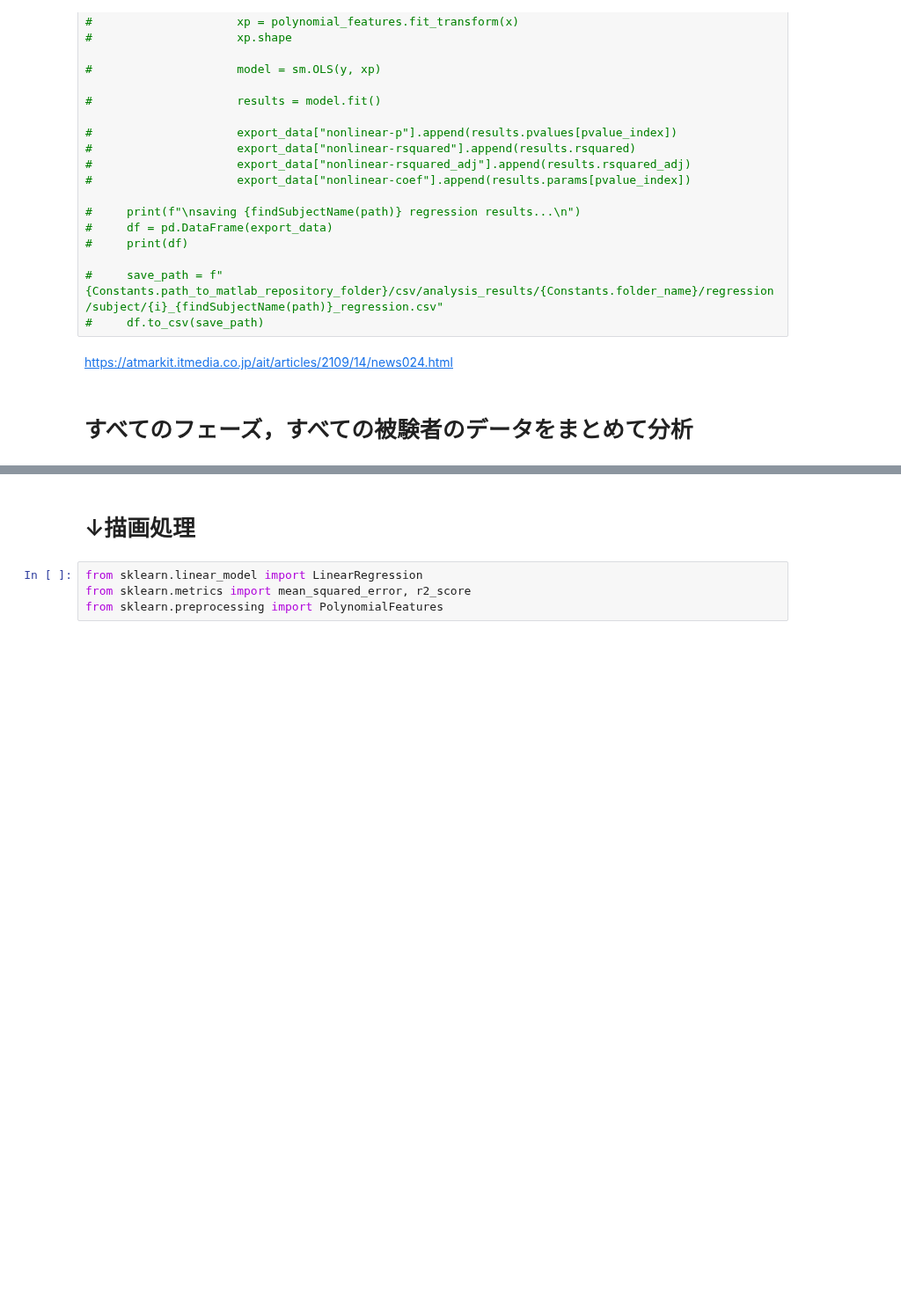
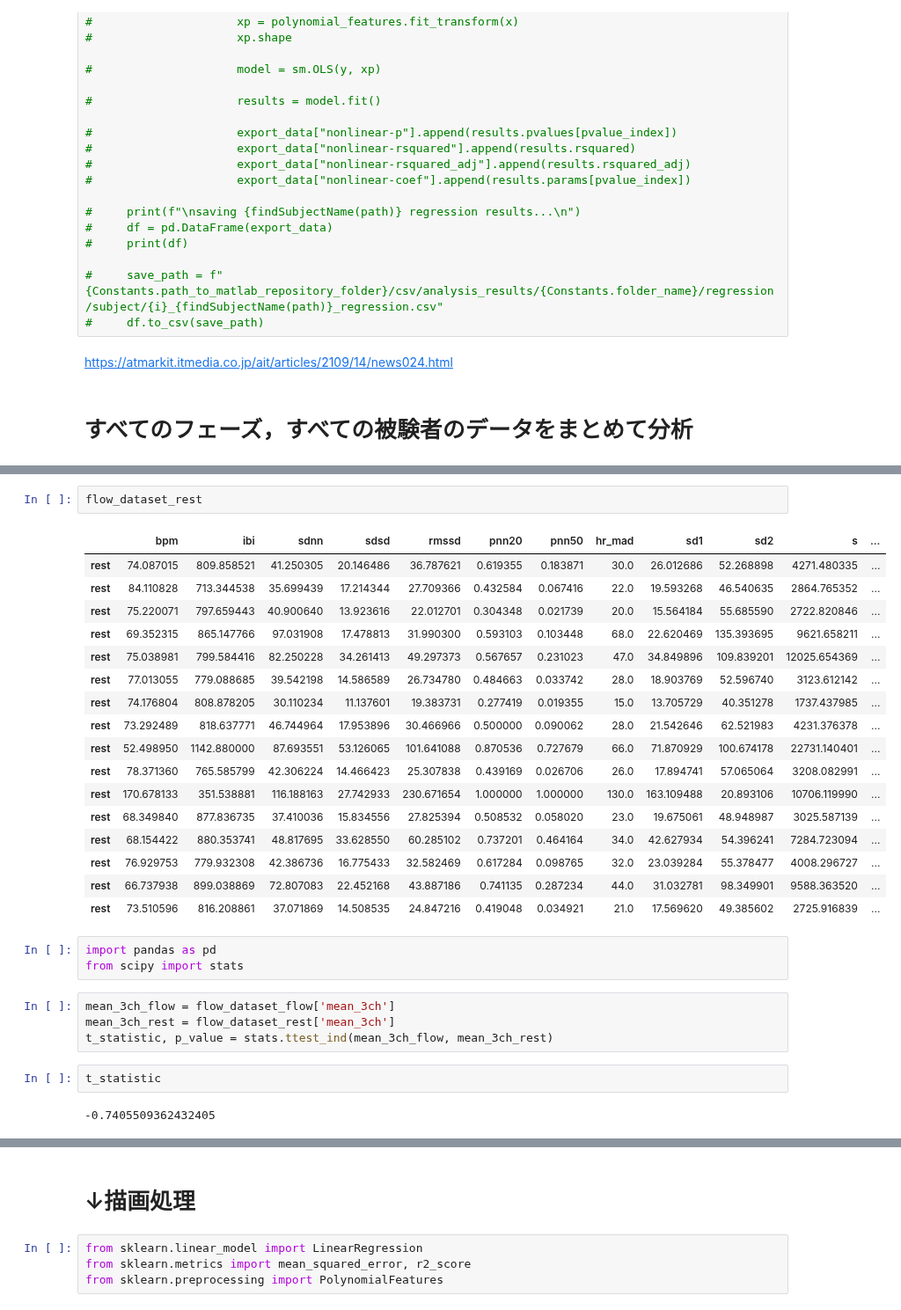
Before and after one commit to miyakooti/ECGAnalysis, a Jupyter notebook: regression_of_flow_score.ipynb, the cells around one changed output, grey strips where cells are left out. Shown at 88% size. Saved outputs shown, nothing was run; the diff lists cells and outputs as text; blank space fills up the shorter version.

```diff
--- a/regression_of_flow_score.ipynb
+++ b/regression_of_flow_score.ipynb
@@ -219 +339,32 @@ https://atmarkit.itmedia.co.jp/ait/articles/2109/14/news024.html
+# %%
+flow_dataset_rest
+# %% [output]
+|  | bpm | ibi | sdnn | sdsd | rmssd | pnn20 | pnn50 | hr_mad | sd1 | sd2 | s | ... |
+| rest | 74.087015 | 809.858521 | 41.250305 | 20.146486 | 36.787621 | 0.619355 | 0.183871 | 30.0 | 26.012686 | 52.268898 | 4271.480335 | ... |
+| rest | 84.110828 | 713.344538 | 35.699439 | 17.214344 | 27.709366 | 0.432584 | 0.067416 | 22.0 | 19.593268 | 46.540635 | 2864.765352 | ... |
+| rest | 75.220071 | 797.659443 | 40.900640 | 13.923616 | 22.012701 | 0.304348 | 0.021739 | 20.0 | 15.564184 | 55.685590 | 2722.820846 | ... |
+| rest | 69.352315 | 865.147766 | 97.031908 | 17.478813 | 31.990300 | 0.593103 | 0.103448 | 68.0 | 22.620469 | 135.393695 | 9621.658211 | ... |
+| rest | 75.038981 | 799.584416 | 82.250228 | 34.261413 | 49.297373 | 0.567657 | 0.231023 | 47.0 | 34.849896 | 109.839201 | 12025.654369 | ... |
+| rest | 77.013055 | 779.088685 | 39.542198 | 14.586589 | 26.734780 | 0.484663 | 0.033742 | 28.0 | 18.903769 | 52.596740 | 3123.612142 | ... |
+| rest | 74.176804 | 808.878205 | 30.110234 | 11.137601 | 19.383731 | 0.277419 | 0.019355 | 15.0 | 13.705729 | 40.351278 | 1737.437985 | ... |
+| rest | 73.292489 | 818.637771 | 46.744964 | 17.953896 | 30.466966 | 0.500000 | 0.090062 | 28.0 | 21.542646 | 62.521983 | 4231.376378 | ... |
+| rest | 52.498950 | 1142.880000 | 87.693551 | 53.126065 | 101.641088 | 0.870536 | 0.727679 | 66.0 | 71.870929 | 100.674178 | 22731.140401 | ... |
+| rest | 78.371360 | 765.585799 | 42.306224 | 14.466423 | 25.307838 | 0.439169 | 0.026706 | 26.0 | 17.894741 | 57.065064 | 3208.082991 | ... |
+| rest | 170.678133 | 351.538881 | 116.188163 | 27.742933 | 230.671654 | 1.000000 | 1.000000 | 130.0 | 163.109488 | 20.893106 | 10706.119990 | ... |
+| rest | 68.349840 | 877.836735 | 37.410036 | 15.834556 | 27.825394 | 0.508532 | 0.058020 | 23.0 | 19.675061 | 48.948987 | 3025.587139 | ... |
+| rest | 68.154422 | 880.353741 | 48.817695 | 33.628550 | 60.285102 | 0.737201 | 0.464164 | 34.0 | 42.627934 | 54.396241 | 7284.723094 | ... |
+| rest | 76.929753 | 779.932308 | 42.386736 | 16.775433 | 32.582469 | 0.617284 | 0.098765 | 32.0 | 23.039284 | 55.378477 | 4008.296727 | ... |
+| rest | 66.737938 | 899.038869 | 72.807083 | 22.452168 | 43.887186 | 0.741135 | 0.287234 | 44.0 | 31.032781 | 98.349901 | 9588.363520 | ... |
+| rest | 73.510596 | 816.208861 | 37.071869 | 14.508535 | 24.847216 | 0.419048 | 0.034921 | 21.0 | 17.569620 | 49.385602 | 2725.916839 | ... |
+# %%
+import pandas as pd
+from scipy import stats
+# %%
+mean_3ch_flow = flow_dataset_flow['mean_3ch']
+mean_3ch_rest = flow_dataset_rest['mean_3ch']
+t_statistic, p_value = stats.ttest_ind(mean_3ch_flow, mean_3ch_rest)
+# %%
+t_statistic
+# %% [output]
+-0.7405509362432405
 # %%
```
Also changed, not shown: parts of 17 cells of this notebook, 8 other files.
